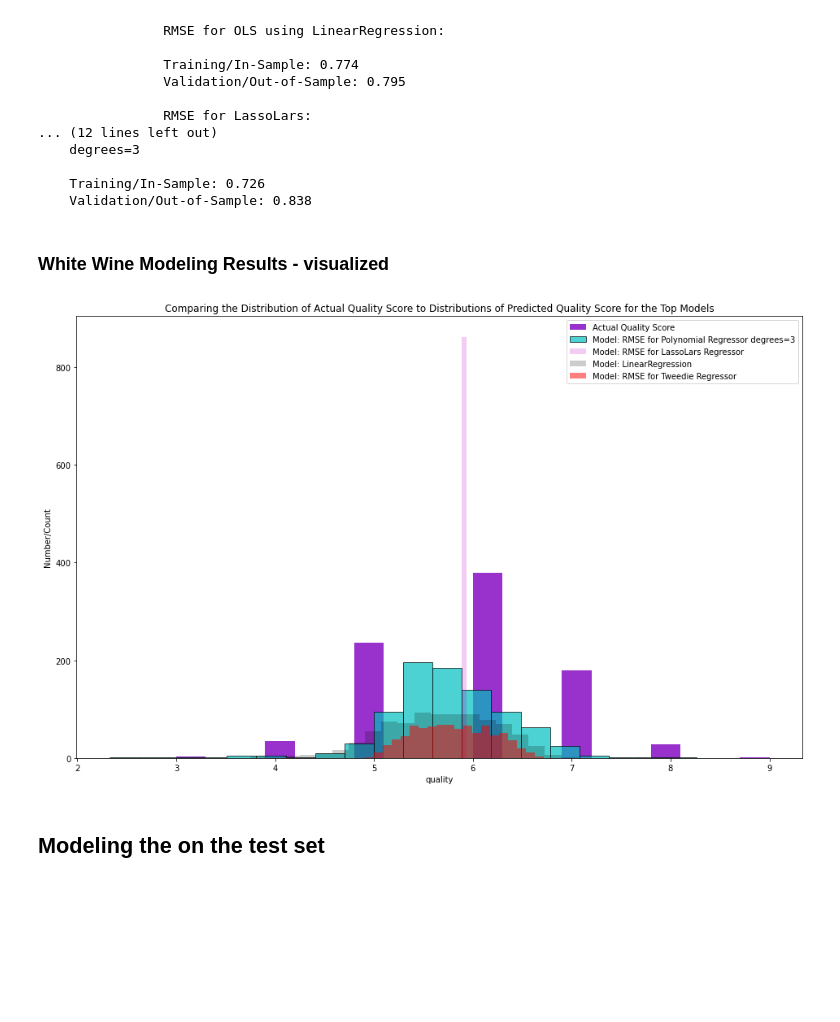
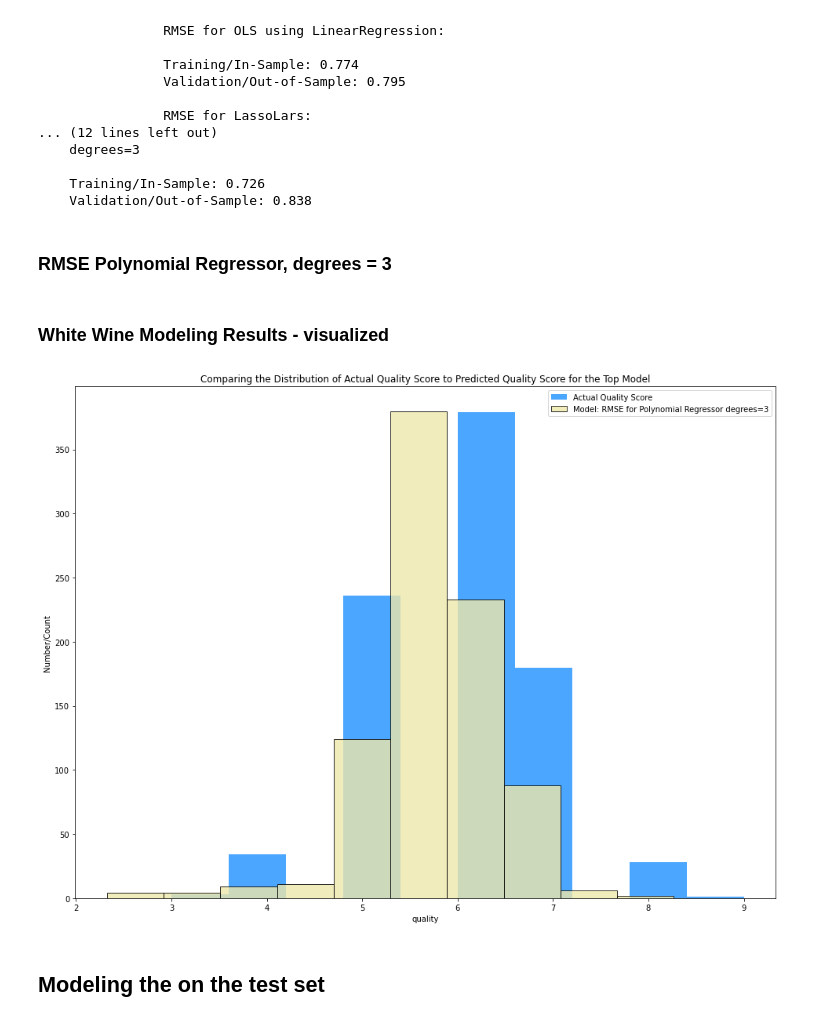
Before and after one commit to MrEnigmamgine/jtl_wine_quality, a Jupyter notebook: final_red_nb.ipynb, the cells around one changed output. Saved outputs shown, nothing was run; the diff lists cells and outputs as text; code cells hidden in the pictures; blank space fills up the shorter version.

```diff
--- a/final_red_nb.ipynb
+++ b/final_red_nb.ipynb
@@ -1766,26 +1777,28 @@ print(f"""
 
     Training/In-Sample: 0.726
     Validation/Out-of-Sample: 0.838
+# %% [markdown]
+### RMSE Polynomial Regressor, degrees = 3
 # %% [markdown]
 ### White Wine Modeling Results - visualized
 # %%
 # plot to visualize actual vs predicted.
-plt.figure(figsize=(16,10))
-plt.hist(y_validatewhite.quality, color='darkorchid', alpha=1, bins=20, label="Actual Quality Score")
-plt.hist(y_validatewhite.quality_pred_lm2, color='c', alpha=.7, bins=20, label="Model: RMSE for Polynomial Regressor degrees=3", ec='black')
-# plt.hist(y_validate.logerror_pred_lm3, color='chartreuse', alpha=.2, bins=50, label="Model: RMSE for Polynomial Regressor degrees=3")
-plt.hist(y_validatewhite.quality_pred_lars, color='m', alpha=.2, bins=20,label="Model: RMSE for LassoLars Regressor ")
-plt.hist(y_validatewhite.quality_pred_lm, color='black', alpha=.2, bins=20,label="Model: LinearRegression")
-plt.hist(y_validatewhite.quality_pred_glm, color='red', alpha=.5, bins=20, label="Model: RMSE for Tweedie Regressor")
+plt.figure(figsize=(16,12))
+plt.hist(y_validatewhite.quality, color='dodgerblue', alpha=.8, bins=10, label="Actual Quality Score")
+plt.hist(y_validatewhite.quality_pred_lm2, color='palegoldenrod', alpha=.8, bins=10, label="Model: RMSE for Polynomial Regressor degrees=3", ec='black')
 
-# plt.xlim(-1, 1)
+
+# plt.hist(y_validatewhite.quality_pred_lars, color='m', alpha=.2, bins=20,label="Model: RMSE for LassoLars Regressor ")
+# plt.hist(y_validatewhite.quality_pred_lm, color='black', alpha=.2, bins=20,label="Model: LinearRegression")
+# plt.hist(y_validatewhite.quality_pred_glm, color='red', alpha=.5, bins=20, label="Model: RMSE for Tweedie Regressor")
+
 plt.xlabel("quality")
 plt.ylabel("Number/Count")
-plt.title("Comparing the Distribution of Actual Quality Score to Distributions of Predicted Quality Score for the Top Models")
+plt.title("Comparing the Distribution of Actual Quality Score to Predicted Quality Score for the Top Model")
 plt.legend()
 plt.show()
 # %% [output]
-[figure, old version]
+[figure, new version]
 # %% [markdown]
 ## Modeling the on the test set
 # %%
```
Also changed, not shown: parts of 8 cells of this notebook.
